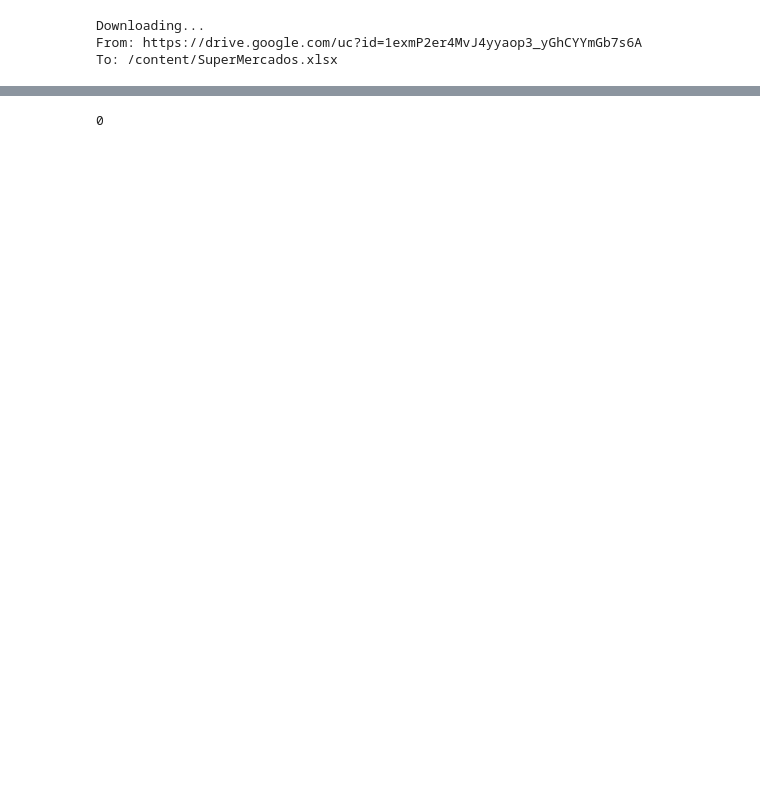
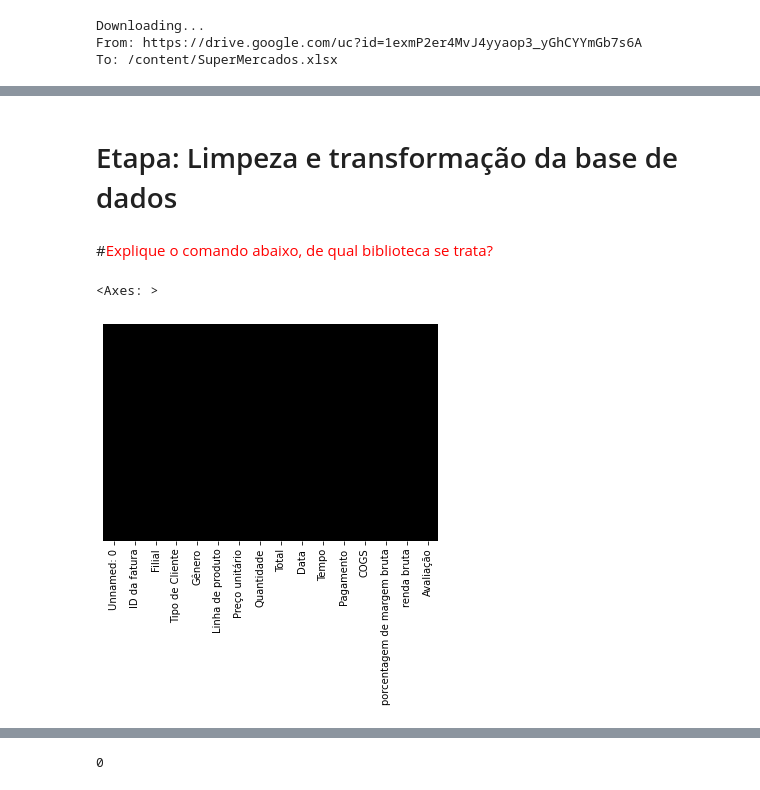
Before and after one commit to Enmoth/Mineracao-de-Dados, a Jupyter notebook: MineracaoBasica.ipynb, the cells around one changed output, grey strips where cells are left out. Cells and saved outputs as stored; diff of their text form; code cells hidden in the pictures; blank space fills up the shorter version.

```diff
--- a/MineracaoBasica.ipynb
+++ b/MineracaoBasica.ipynb
@@ -17,0 +48,12 @@ df = pd.read_excel('SuperMercados.xlsx')
+# %% [markdown]
+# Etapa: Limpeza e transformação da base de dados
+# %% [markdown]
+#<font color='red'>Explique o comando abaixo, de qual biblioteca se trata?</font>
+# %%
+sns.heatmap(df.isnull(),
+            yticklabels = False,
+            cbar = False,
+            cmap = 'gnuplot') #Função do seaborn para visualizar dados que estejam faltando (NaN = Not a Number)
+# %% [output]
+<Axes: >
+[figure, added]
```
Also changed, not shown: parts of 133 cells of this notebook.
